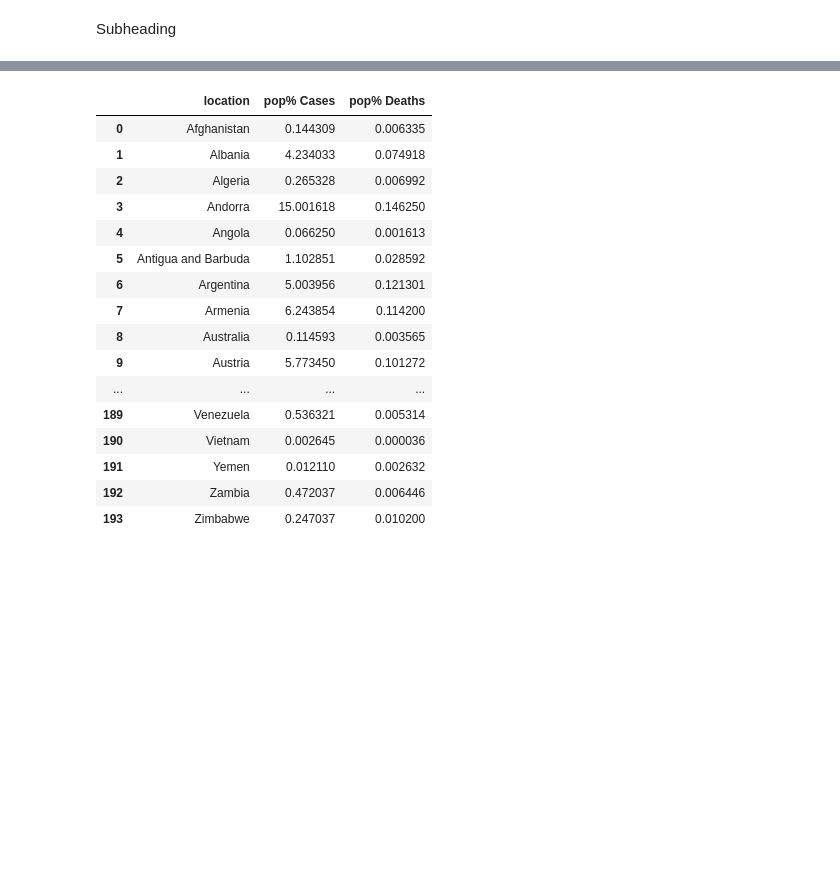
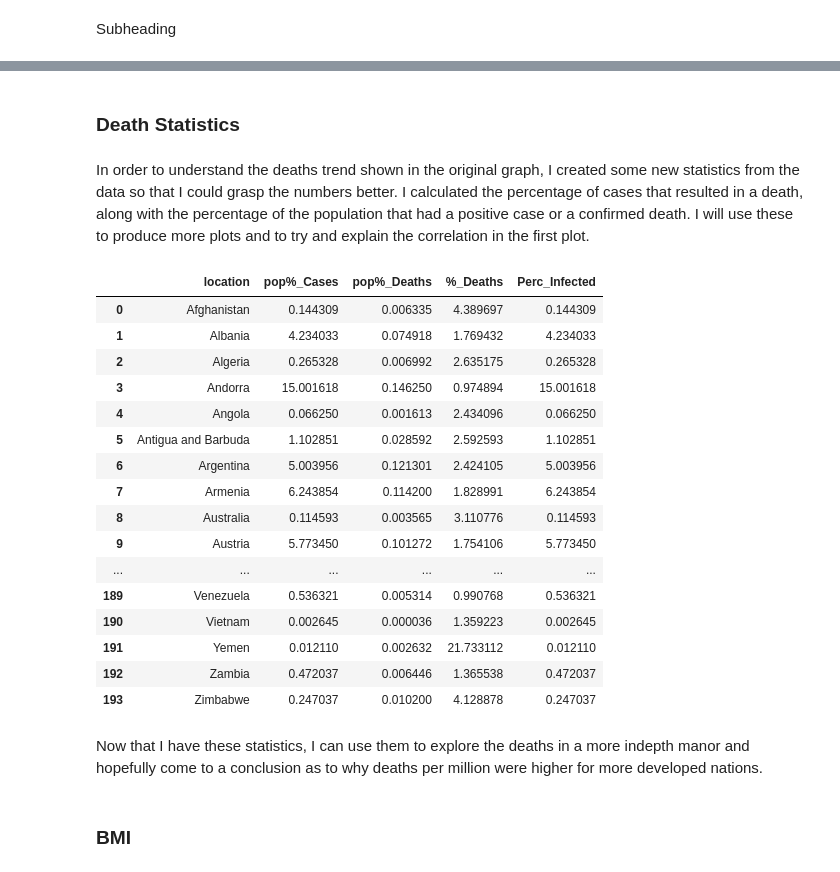
Before and after one commit to hb612/p4_mini_project, a Jupyter notebook: p4_mini_project.ipynb, the cells around one changed output, grey strips where cells are left out. Drawn from its saved outputs; the diff is of its cells as text; code cells hidden in the pictures; blank space fills up the shorter version.

```diff
--- a/p4_mini_project.ipynb
+++ b/p4_mini_project.ipynb
@@ -18,7 +18,8 @@ Introduce plot
 # %%
 df = pd.read_csv("owid-covid-data.csv")
 # %%
-df2 = df[["total_tests","iso_code","location","date","total_cases_per_million","total_cases","total_deaths","total_deaths_per_million","human_development_index","population"]]
+df2 = df[["total_tests","iso_code","location","date","total_cases_per_million","total_cases",
+          "total_deaths","total_deaths_per_million","human_development_index","population"]]
 dfHDI = df2.loc[df['date'] == "2021-03-23"]
 dfHDI = dfHDI.drop([798,4023,23782,24208,50944,52164,64162,75743])
 dfHDI = dfHDI.reset_index()
@@ -27,14 +28,14 @@ y1 = dfHDI['total_cases_per_million']
 y2 = dfHDI['total_deaths_per_million']
 fig1 = plt.figure(figsize = (10, 10))
 ax1 = fig1.add_subplot()
-plt.scatter(x, y1, s=3, alpha=1, c="b")
-plt.scatter(x, y2, s=3, alpha=1, c="r")
+plt.scatter(x, y1, s = 3, alpha=1, c="b")
+plt.scatter(x, y2, s = 3, alpha=1, c="r")
 ax1.set_yscale('log')
 plt.yticks(fontsize = 10)
 plt.xticks(fontsize = 10)
 plt.ylabel("Total Cases/Deaths Per Million")
 plt.xlabel("HDI")
-plt.title("Total Cases/Deaths given HDI", fontsize = 12, y = 1.05)
+plt.title("Total Cases/Deaths given HDI", fontsize = 12)
 plt.legend((("Cases"), ("Deaths")), loc = "upper left", fontsize = 10)
-plt.show()
+plt.show();
 # %% [output]
@@ -44,22 +82,32 @@ Explain flaws and give an overview on how you will challenge them. Add correlati
+# %% [markdown]
+### Death Statistics
+# %% [markdown]
+In order to understand the deaths trend shown in the original graph, I created some new statistics from the data so that I could grasp the numbers better. I calculated the percentage of cases that resulted in a death, along with the percentage of the population that had a positive case or a confirmed death. I will use these to produce more plots and to try and explain the correlation in the first plot.
 # %%
-dfHDI['pop% Cases'] = dfHDI['total_cases']*100/dfHDI['population']
-dfHDI['pop% Deaths'] = dfHDI['total_deaths']*100/dfHDI['population']
-dfHDI[['location','pop% Cases','pop% Deaths']]
+dfHDI['pop%_Cases'] = dfHDI['total_cases']*100/dfHDI['population']
+dfHDI['pop%_Deaths'] = dfHDI['total_deaths']*100/dfHDI['population']
+dfHDI['%_Deaths'] = dfHDI['total_deaths']*100/dfHDI['total_cases']
+dfHDI['Perc_Infected'] = dfHDI['total_cases']*100/dfHDI['population']
+dfHDI[['location','pop%_Cases','pop%_Deaths','%_Deaths','Perc_Infected']]
 # %% [output]
-|  | location | pop% Cases | pop% Deaths |
-| 0 | Afghanistan | 0.144309 | 0.006335 |
-| 1 | Albania | 4.234033 | 0.074918 |
-| 2 | Algeria | 0.265328 | 0.006992 |
-| 3 | Andorra | 15.001618 | 0.146250 |
-| 4 | Angola | 0.066250 | 0.001613 |
-| 5 | Antigua and Barbuda | 1.102851 | 0.028592 |
-| 6 | Argentina | 5.003956 | 0.121301 |
-| 7 | Armenia | 6.243854 | 0.114200 |
-| 8 | Australia | 0.114593 | 0.003565 |
-| 9 | Austria | 5.773450 | 0.101272 |
-| ... | ... | ... | ... |
-| 189 | Venezuela | 0.536321 | 0.005314 |
-| 190 | Vietnam | 0.002645 | 0.000036 |
-| 191 | Yemen | 0.012110 | 0.002632 |
-| 192 | Zambia | 0.472037 | 0.006446 |
-| 193 | Zimbabwe | 0.247037 | 0.010200 |
+|  | location | pop%_Cases | pop%_Deaths | %_Deaths | Perc_Infected |
+| 0 | Afghanistan | 0.144309 | 0.006335 | 4.389697 | 0.144309 |
+| 1 | Albania | 4.234033 | 0.074918 | 1.769432 | 4.234033 |
+| 2 | Algeria | 0.265328 | 0.006992 | 2.635175 | 0.265328 |
+| 3 | Andorra | 15.001618 | 0.146250 | 0.974894 | 15.001618 |
+| 4 | Angola | 0.066250 | 0.001613 | 2.434096 | 0.066250 |
+| 5 | Antigua and Barbuda | 1.102851 | 0.028592 | 2.592593 | 1.102851 |
+| 6 | Argentina | 5.003956 | 0.121301 | 2.424105 | 5.003956 |
+| 7 | Armenia | 6.243854 | 0.114200 | 1.828991 | 6.243854 |
+| 8 | Australia | 0.114593 | 0.003565 | 3.110776 | 0.114593 |
+| 9 | Austria | 5.773450 | 0.101272 | 1.754106 | 5.773450 |
+| ... | ... | ... | ... | ... | ... |
+| 189 | Venezuela | 0.536321 | 0.005314 | 0.990768 | 0.536321 |
+| 190 | Vietnam | 0.002645 | 0.000036 | 1.359223 | 0.002645 |
+| 191 | Yemen | 0.012110 | 0.002632 | 21.733112 | 0.012110 |
+| 192 | Zambia | 0.472037 | 0.006446 | 1.365538 | 0.472037 |
+| 193 | Zimbabwe | 0.247037 | 0.010200 | 4.128878 | 0.247037 |
+# %% [markdown]
+Now that I have these statistics, I can use them to explore the deaths in a more indepth manor and hopefully come to a conclusion as to why deaths per million were higher for more developed nations.
+# %% [markdown]
+### BMI
```
Also changed, not shown: parts of 18 cells of this notebook.
